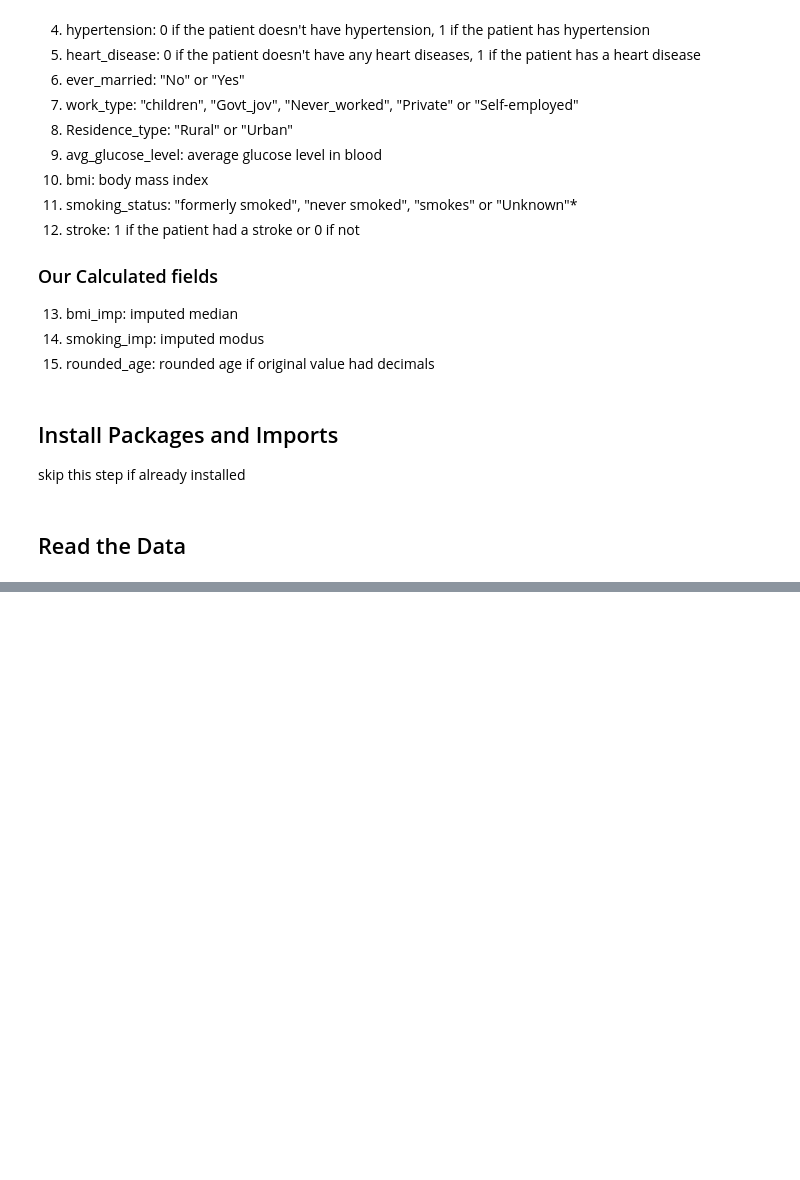
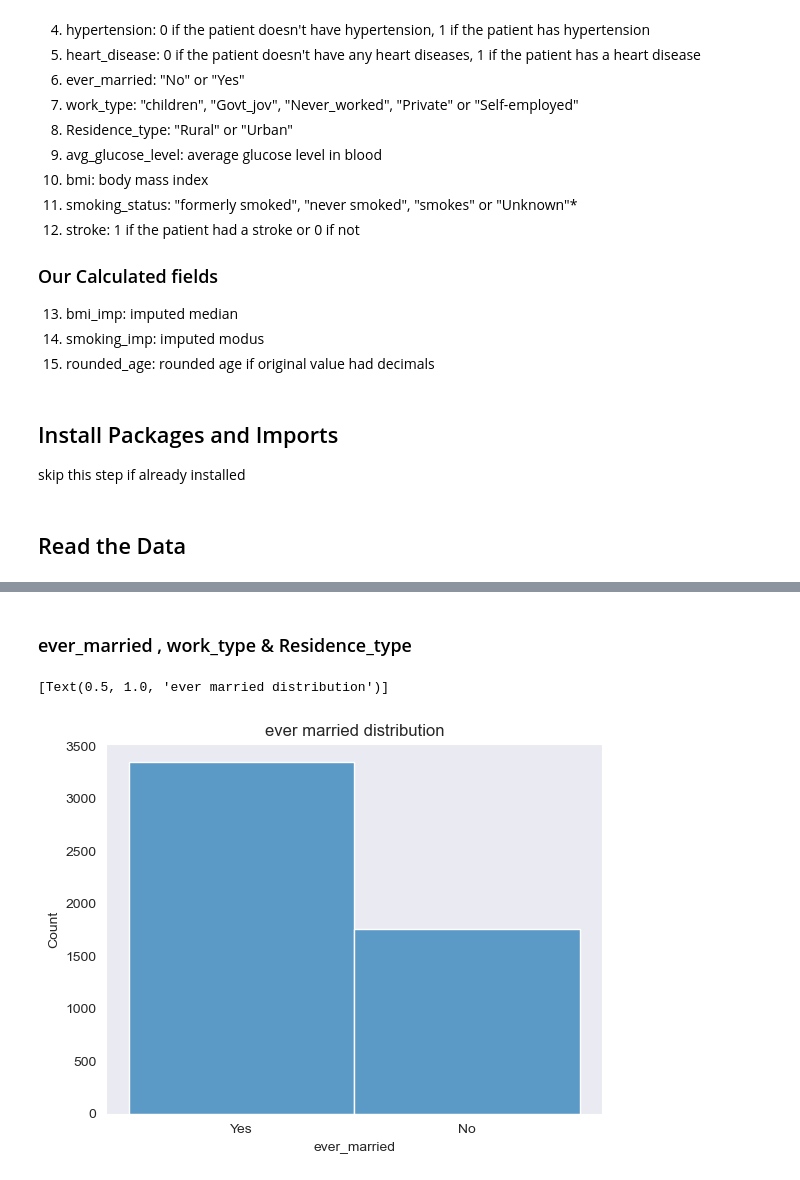
Before and after one commit to ArntheGitHub/Data-Science-In-Healthcare, a Jupyter notebook: notebooks/02_explorative_data_analysis.ipynb, the cells around one changed output, grey strips where cells are left out. Cells and saved outputs as stored; diff of their text form; code cells hidden in the pictures; blank space fills up the shorter version.

```diff
--- a/notebooks/02_explorative_data_analysis.ipynb
+++ b/notebooks/02_explorative_data_analysis.ipynb
@@ -47,0 +119,7 @@ Censoring
+# %% [markdown]
+###     ever_married , work_type & Residence_type
+# %%
+sns.histplot(data=df,x="ever_married",alpha=0.7).set(title=f'ever married distribution')
+# %% [output]
+[Text(0.5, 1.0, 'ever married distribution')]
+[figure, added]
```
Also changed, not shown: parts of 44 cells of this notebook, 1 other file.
